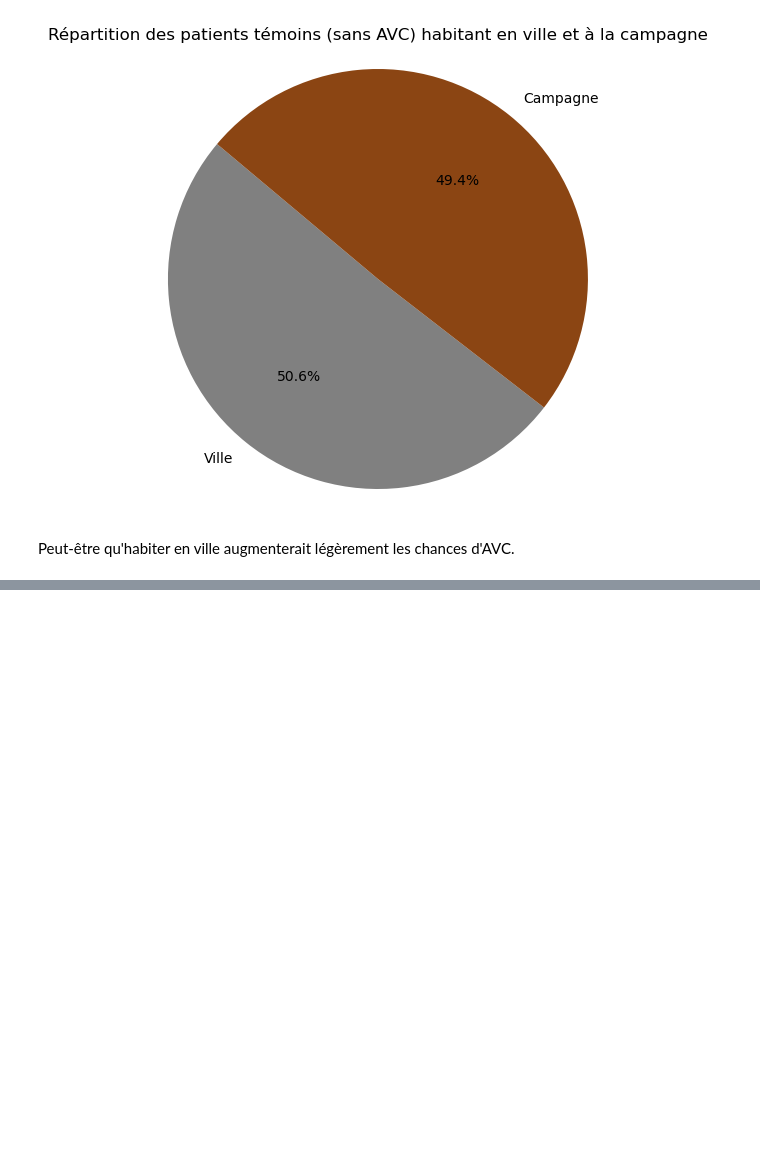
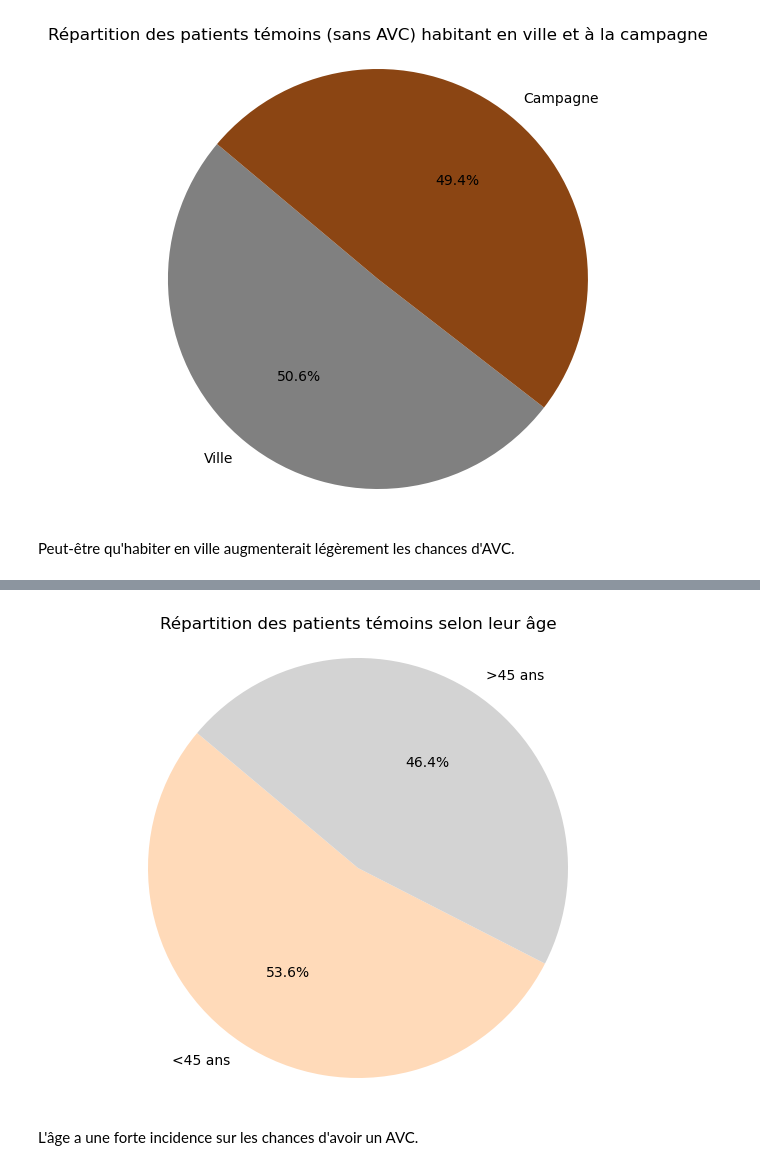
Before and after one commit to Antho-SJ/strocke-alert, a Jupyter notebook: Asj.ipynb, the cells around one changed output, grey strips where cells are left out. Drawn from its saved outputs; the diff is of its cells as text; code cells hidden in the pictures; blank space fills up the shorter version.

```diff
--- a/Asj.ipynb
+++ b/Asj.ipynb
@@ -211,0 +249,17 @@ Peut-être qu'habiter en ville augmenterait légèrement les chances d'AVC.
+# %%
+jeunes = (df_patient_no_avc['age'] <= 45).sum()
+vieux = (df_patient_no_avc['age'] > 45).sum()
+
+nombre_patients = [jeunes, vieux]
+labels = ['<45 ans', '>45 ans']
+colors = ['#FFDAB9', 'lightgrey']
+
+plt.figure(figsize=(8, 6))
+plt.pie(nombre_patients, labels=labels, colors=colors, autopct='%1.1f%%', startangle=140)
+plt.title('Répartition des patients témoins selon leur âge')
+plt.axis('equal')
+plt.show()
+# %% [output]
+[figure, added]
+# %% [markdown]
+L'âge a une forte incidence sur les chances d'avoir un AVC.
```
Also changed, not shown: parts of 4 cells of this notebook.
